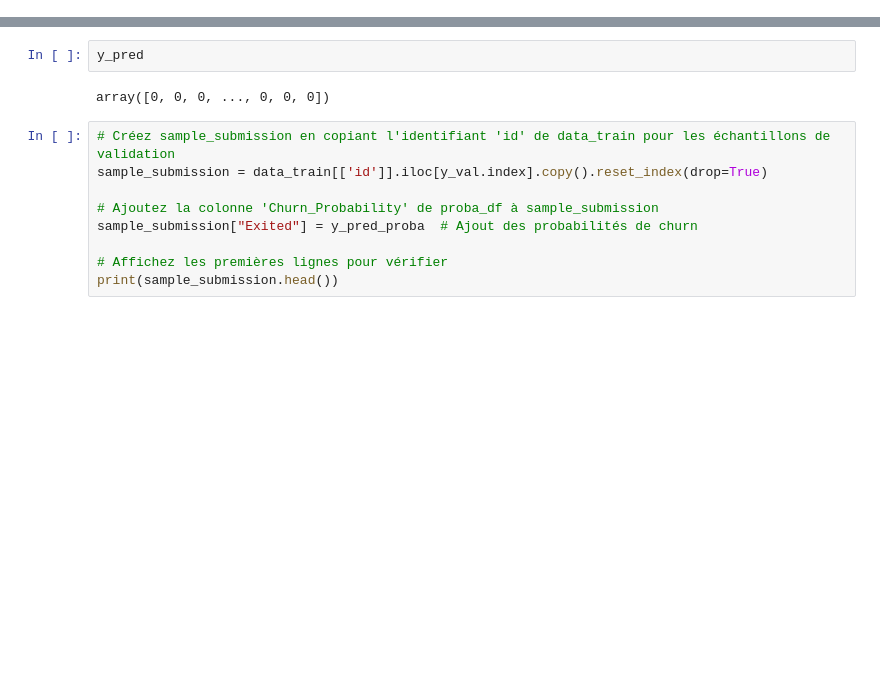
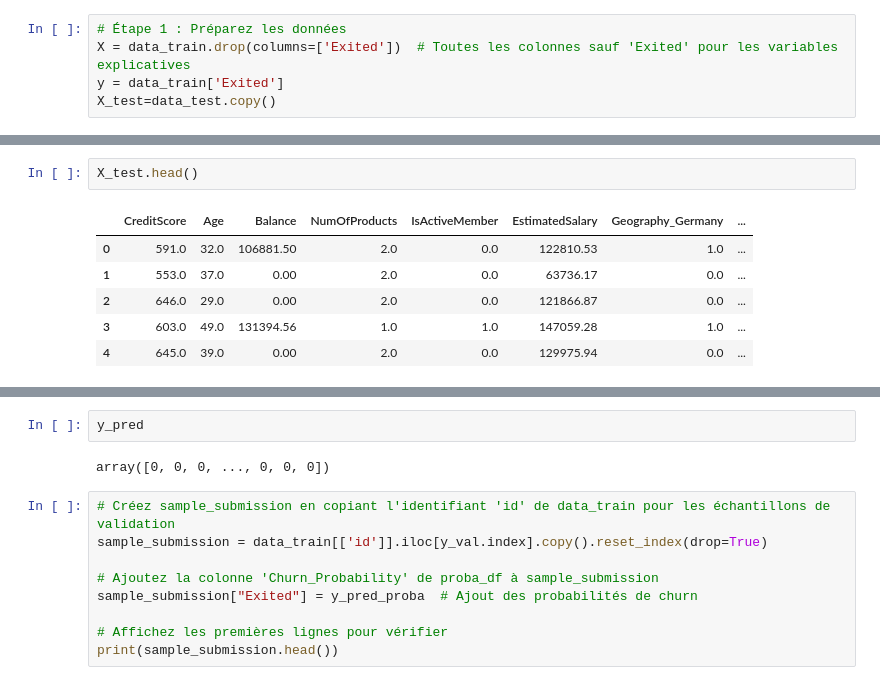
Before and after one commit to vonguyenthaonhi/challenge_data_mining, a Jupyter notebook: Model.ipynb, the cells around one changed output, grey strips where cells are left out. Saved outputs shown, nothing was run; the diff lists cells and outputs as text; blank space fills up the shorter version.

```diff
--- a/Model.ipynb
+++ b/Model.ipynb
@@ -10,2 +19,7 @@ import xgboost as xgb
 data_test=pd.read_csv("data\\test.csv",sep=',')
 data_train=pd.read_csv("data\\train.csv",sep=',')
+# %%
+# Étape 1 : Préparez les données
+X = data_train.drop(columns=['Exited'])  # Toutes les colonnes sauf 'Exited' pour les variables explicatives
+y = data_train['Exited']
+X_test=data_test.copy()
@@ -11,0 +42,9 @@ data_train=pd.read_csv("data\\train.csv",sep=',')
+# %%
+X_test.head()
+# %% [output]
+|  | CreditScore | Age | Balance | NumOfProducts | IsActiveMember | EstimatedSalary | Geography_Germany | ... |
+| 0 | 591.0 | 32.0 | 106881.50 | 2.0 | 0.0 | 122810.53 | 1.0 | ... |
+| 1 | 553.0 | 37.0 | 0.00 | 2.0 | 0.0 | 63736.17 | 0.0 | ... |
+| 2 | 646.0 | 29.0 | 0.00 | 2.0 | 0.0 | 121866.87 | 0.0 | ... |
+| 3 | 603.0 | 49.0 | 131394.56 | 1.0 | 1.0 | 147059.28 | 1.0 | ... |
+| 4 | 645.0 | 39.0 | 0.00 | 2.0 | 0.0 | 129975.94 | 0.0 | ... |
```
Also changed, not shown: parts of 15 cells of this notebook, 4 other files.
